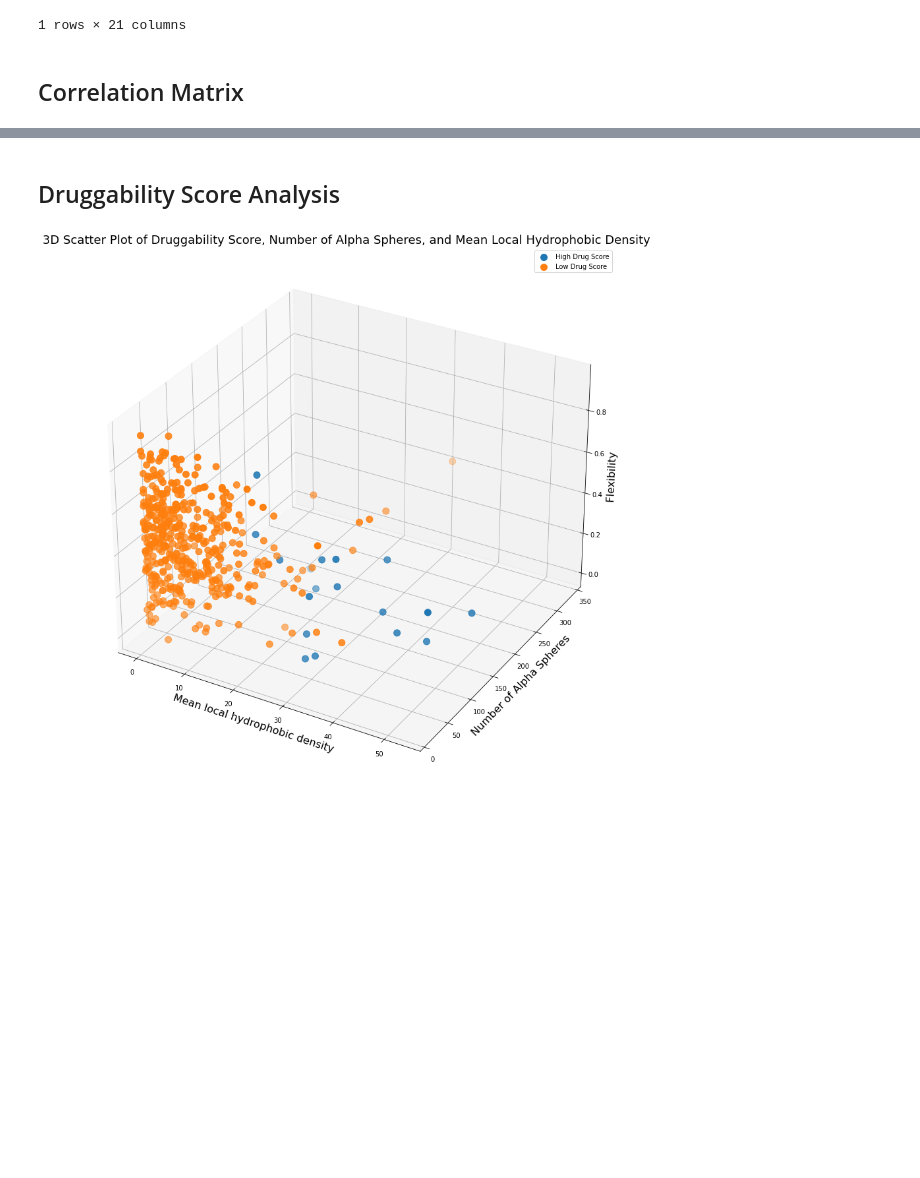
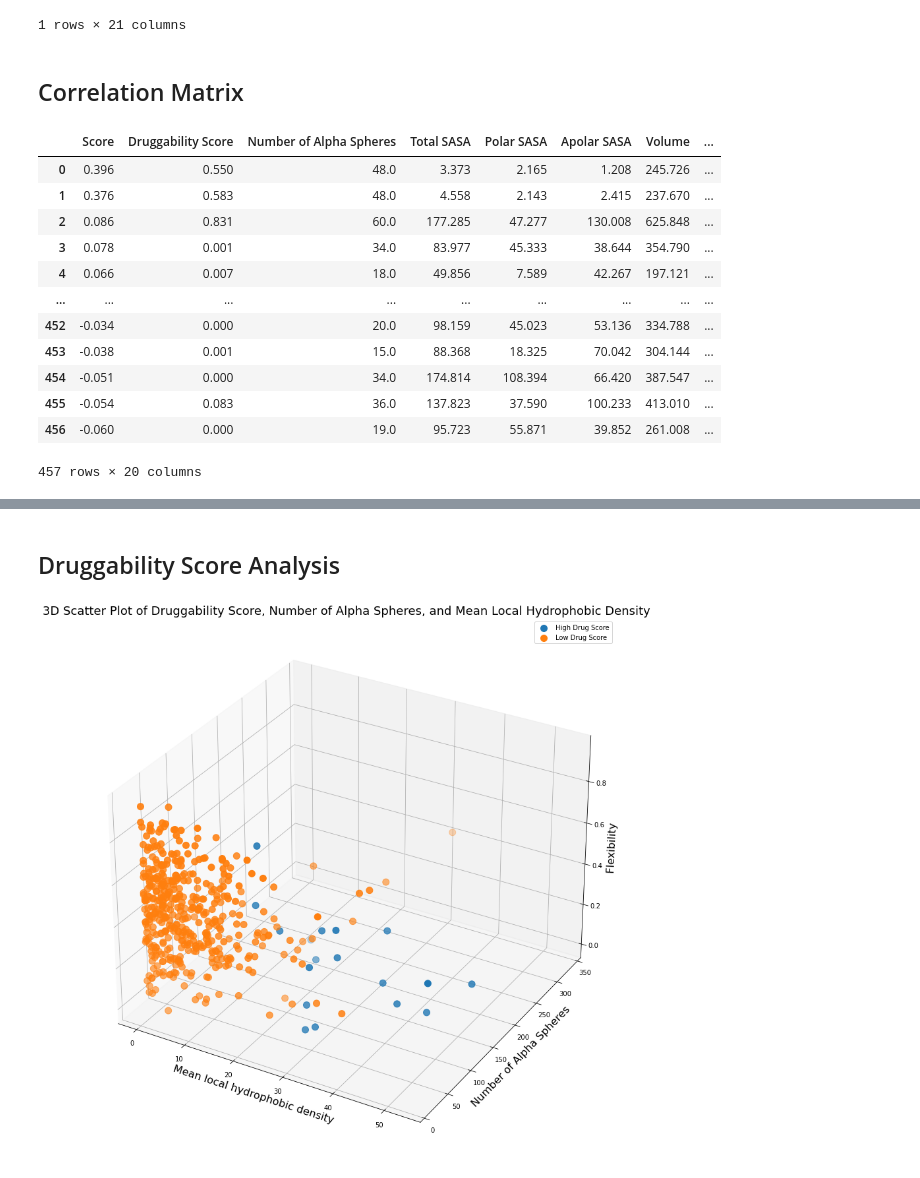
Before and after one commit to kostas-panagiotakis/Protein_pockets, a Jupyter notebook: Feature Selection Classification.ipynb, the cells around one changed output, grey strips where cells are left out. Cells and saved outputs as stored; diff of their text form; code cells hidden in the pictures; blank space fills up the shorter version.

```diff
--- a/Feature Selection Classification.ipynb
+++ b/Feature Selection Classification.ipynb
@@ -187,4 +187,20 @@ import seaborn as sns
 subset_df = df.drop('Pocket', axis=1)
 
 subset_df = subset_df.astype(float)
+# %%
+subset_df
+# %% [output]
+|  | Score | Druggability Score | Number of Alpha Spheres | Total SASA | Polar SASA | Apolar SASA | Volume | ... |
+| 0 | 0.396 | 0.550 | 48.0 | 3.373 | 2.165 | 1.208 | 245.726 | ... |
+| 1 | 0.376 | 0.583 | 48.0 | 4.558 | 2.143 | 2.415 | 237.670 | ... |
+| 2 | 0.086 | 0.831 | 60.0 | 177.285 | 47.277 | 130.008 | 625.848 | ... |
+| 3 | 0.078 | 0.001 | 34.0 | 83.977 | 45.333 | 38.644 | 354.790 | ... |
+| 4 | 0.066 | 0.007 | 18.0 | 49.856 | 7.589 | 42.267 | 197.121 | ... |
+| ... | ... | ... | ... | ... | ... | ... | ... | ... |
+| 452 | -0.034 | 0.000 | 20.0 | 98.159 | 45.023 | 53.136 | 334.788 | ... |
+| 453 | -0.038 | 0.001 | 15.0 | 88.368 | 18.325 | 70.042 | 304.144 | ... |
+| 454 | -0.051 | 0.000 | 34.0 | 174.814 | 108.394 | 66.420 | 387.547 | ... |
+| 455 | -0.054 | 0.083 | 36.0 | 137.823 | 37.590 | 100.233 | 413.010 | ... |
+| 456 | -0.060 | 0.000 | 19.0 | 95.723 | 55.871 | 39.852 | 261.008 | ... |
+457 rows × 20 columns
 # %%
```
Also changed, not shown: parts of 4 cells of this notebook.
